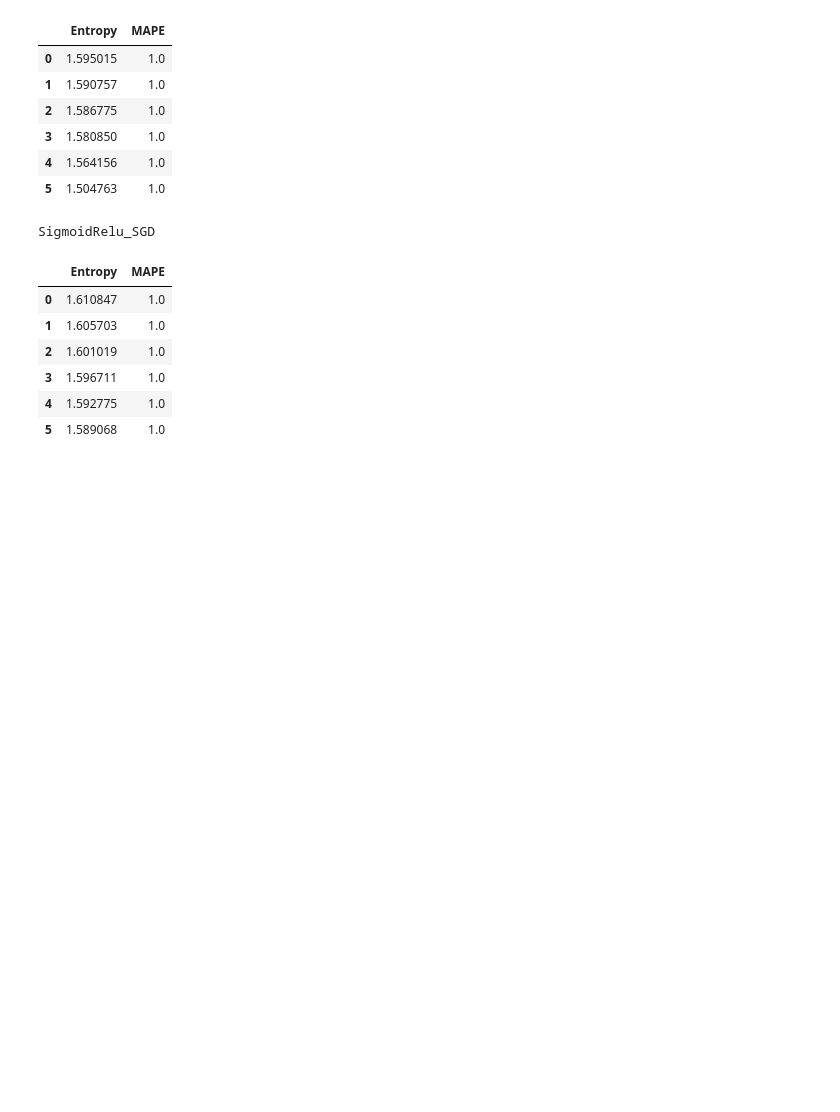
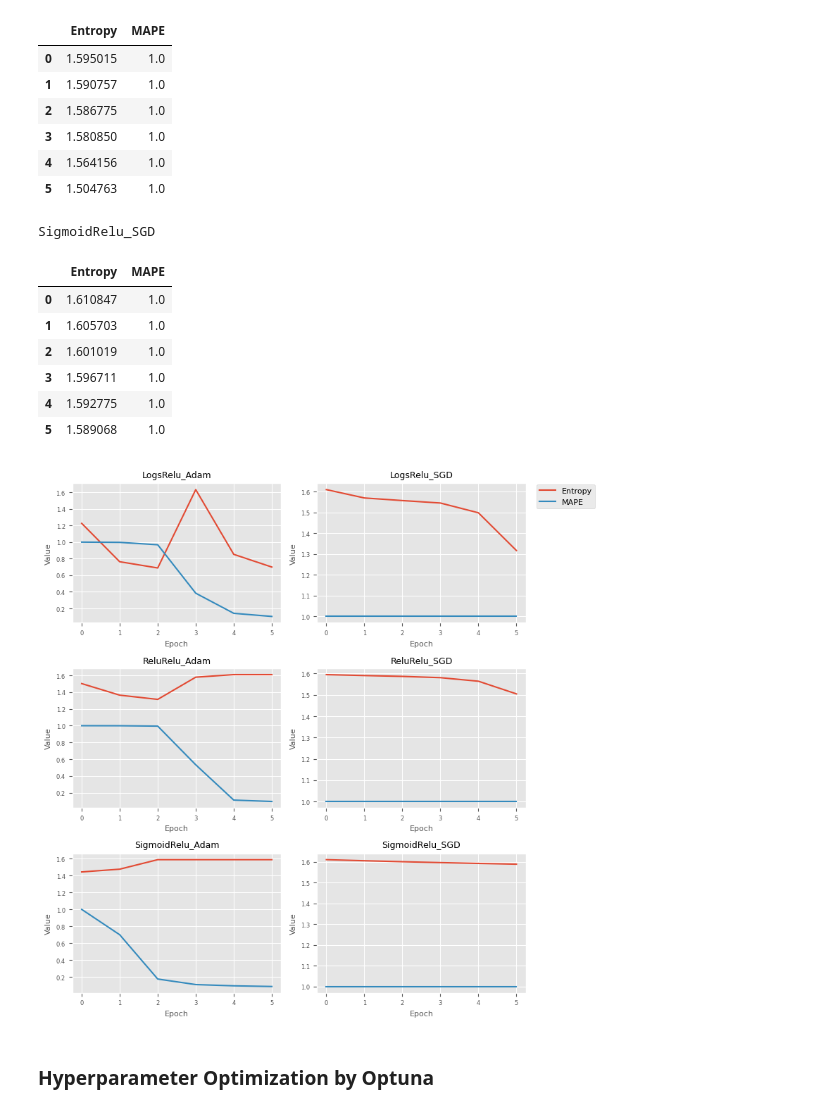
Before and after one commit to yingfangliang/house-price-multi-task-learning, a Jupyter notebook: house_prices_multi_task.ipynb, the cells around one changed output. Cells and saved outputs as stored; diff of their text form; code cells hidden in the pictures; blank space fills up the shorter version.

Commit message:
added optuna

```diff
--- a/house_prices_multi_task.ipynb
+++ b/house_prices_multi_task.ipynb
@@ -281,6 +287,8 @@ assert df_prep.isna().sum().sum() == 0
 print("Preprocessing result:")
 print("Original dimension -", df.shape)
 print("New dimension -", df_prep.shape)
+
+INPUT = df_prep.shape[1]
 # %% [output]
 Preprocessing result:
 Original dimension - (1460, 71)
@@ -1223,5 +1247,51 @@ SigmoidRelu_SGD
 | 3 | 1.596711 | 1.0 |
 | 4 | 1.592775 | 1.0 |
 | 5 | 1.589068 | 1.0 |
+# %%
+fig, axs = plt.subplots(3, 2, figsize=(8, 8))
+
+axs[0, 0].plot(range(EPOCH), epoch_results[list(model.keys())[0]]["Entropy"], label = "Entropy")
+axs[0, 0].plot(range(EPOCH), epoch_results[list(model.keys())[0]]["MAPE"], label = "MAPE")
+axs[0, 0].set_title(list(model.keys())[0])
+axs[0, 0].set_xlabel("Epoch")
+axs[0, 0].set_ylabel("Value")
+
+axs[1, 0].plot(range(EPOCH), epoch_results[list(model.keys())[1]]["Entropy"], label = "Entropy")
+axs[1, 0].plot(range(EPOCH), epoch_results[list(model.keys())[1]]["MAPE"], label = "MAPE")
+axs[1, 0].set_title(list(model.keys())[1])
+axs[1, 0].set_xlabel("Epoch")
+axs[1, 0].set_ylabel("Value")
+
+axs[2, 0].plot(range(EPOCH), epoch_results[list(model.keys())[2]]["Entropy"], label = "Entropy")
+axs[2, 0].plot(range(EPOCH), epoch_results[list(model.keys())[2]]["MAPE"], label = "MAPE")
+axs[2, 0].set_title(list(model.keys())[2])
+axs[2, 0].set_xlabel("Epoch")
+axs[2, 0].set_ylabel("Value")
+
+axs[0, 1].plot(range(EPOCH), epoch_results[list(model.keys())[3]]["Entropy"], label = "Entropy")
+axs[0, 1].plot(range(EPOCH), epoch_results[list(model.keys())[3]]["MAPE"], label = "MAPE")
+axs[0, 1].set_title(list(model.keys())[3])
+axs[0, 1].set_xlabel("Epoch")
+axs[0, 1].set_ylabel("Value")
+axs[0, 1].legend(bbox_to_anchor=(1.35, 1.02), loc = "upper right")
+
+axs[1, 1].plot(range(EPOCH), epoch_results[list(model.keys())[4]]["Entropy"], label = "Entropy")
+axs[1, 1].plot(range(EPOCH), epoch_results[list(model.keys())[4]]["MAPE"], label = "MAPE")
+axs[1, 1].set_title(list(model.keys())[4])
+axs[1, 1].set_xlabel("Epoch")
+axs[1, 1].set_ylabel("Value")
+
+axs[2, 1].plot(range(EPOCH), epoch_results[list(model.keys())[5]]["Entropy"], label = "Entropy")
+axs[2, 1].plot(range(EPOCH), epoch_results[list(model.keys())[5]]["MAPE"], label = "MAPE")
+axs[2, 1].set_title(list(model.keys())[5])
+axs[2, 1].set_xlabel("Epoch")
+axs[2, 1].set_ylabel("Value")
+
+fig.tight_layout()
+plt.show()
+# %% [output]
+[figure, added]
 # %%
 #model(next(enumerate(test_loader))[1][0])
+# %% [markdown]
+### Hyperparameter Optimization by Optuna
```
Also changed, not shown: parts of 26 cells of this notebook.
